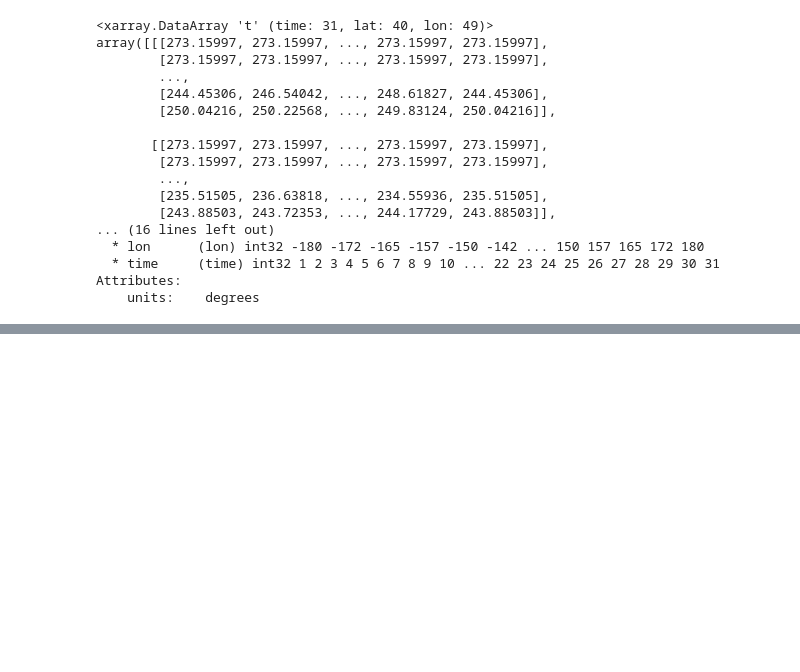
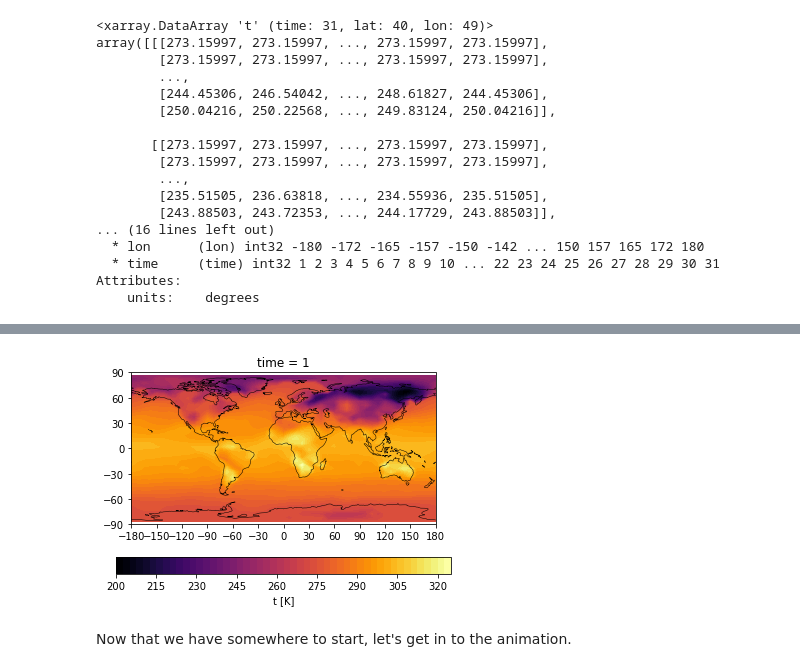
Before and after one commit to anissa111/plotting-with-geocat-tutorial, a Jupyter notebook: notebooks/01-advanced-plotting-with-geocat-examples.ipynb, the cells around one changed output, grey strips where cells are left out. Saved outputs shown, nothing was run; the diff lists cells and outputs as text; code cells hidden in the pictures; blank space fills up the shorter version.

```diff
--- a/notebooks/01-advanced-plotting-with-geocat-examples.ipynb
+++ b/notebooks/01-advanced-plotting-with-geocat-examples.ipynb
@@ -65,0 +84,28 @@ Attributes:
+# %%
+fig = plt.figure()
+
+# explicity set up axis with projection
+ax = plt.axes(projection=ccrs.PlateCarree())
+
+# add coastlines
+ax.coastlines(linewidths=0.5)
+
+tas[0, :, :].plot.contourf(ax=ax,
+                           transform=ccrs.PlateCarree(),
+                           levels=60,
+                           cmap="inferno",
+                           cbar_kwargs={
+                               "orientation": "horizontal",
+                               "label": "t [K]"}
+                            )
+
+# configure axes
+ax.set_xlabel("")
+ax.set_xticks(np.arange(-180, 181, 30))
+
+ax.set_ylabel("")
+ax.set_yticks(np.arange(-90, 91, 30));
+# %% [output]
+[figure, added]
+# %% [markdown]
+Now that we have somewhere to start, let's get in to the animation.
```
Also changed, not shown: parts of 18 cells of this notebook, 1 other file.
